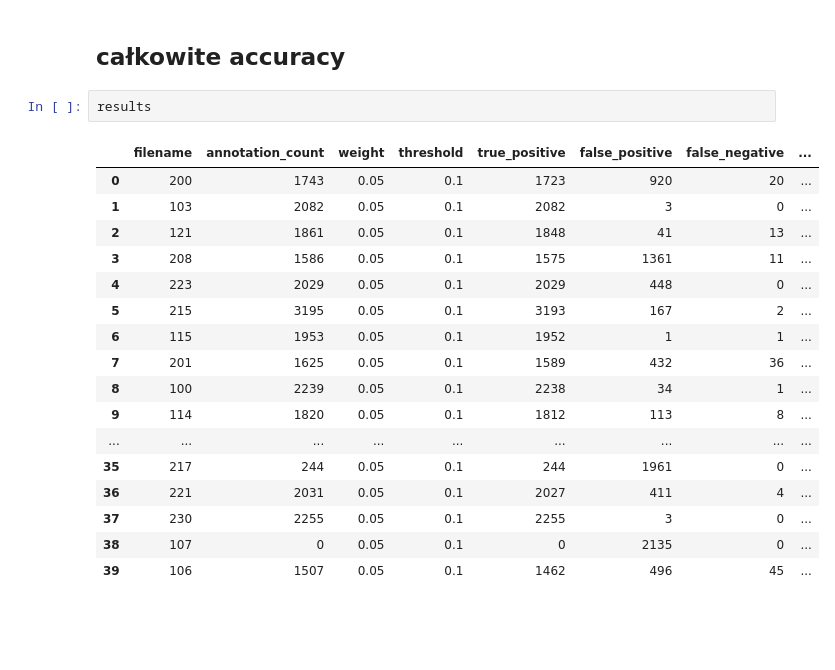
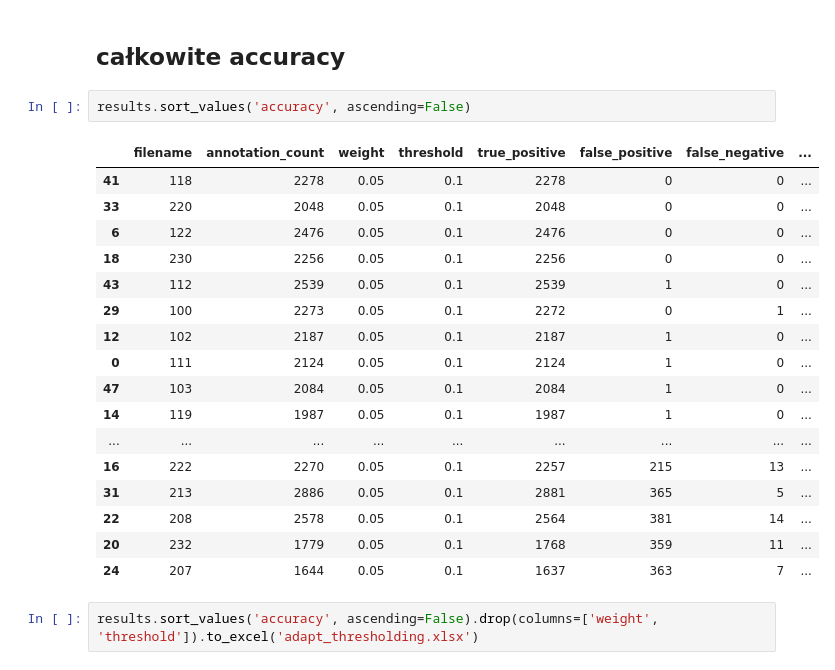
Before and after one commit to Andrzej97/QRS_HRV_analysis, a Jupyter notebook: visualize_res.ipynb, the cells around one changed output. Cells and saved outputs as stored; diff of their text form; blank space fills up the shorter version.

```diff
--- a/visualize_res.ipynb
+++ b/visualize_res.ipynb
@@ -68,22 +67,24 @@ results.groupby(['filename']).max().reset_index()[['filename', 'accuracy']]
 # %% [markdown]
 ## całkowite accuracy
-# %%
-results
-# %% [output]
-|  | filename | annotation_count | weight | threshold | true_positive | false_positive | false_negative | ... |
-| 0 | 200 | 1743 | 0.05 | 0.1 | 1723 | 920 | 20 | ... |
-| 1 | 103 | 2082 | 0.05 | 0.1 | 2082 | 3 | 0 | ... |
-| 2 | 121 | 1861 | 0.05 | 0.1 | 1848 | 41 | 13 | ... |
-| 3 | 208 | 1586 | 0.05 | 0.1 | 1575 | 1361 | 11 | ... |
-| 4 | 223 | 2029 | 0.05 | 0.1 | 2029 | 448 | 0 | ... |
-| 5 | 215 | 3195 | 0.05 | 0.1 | 3193 | 167 | 2 | ... |
-| 6 | 115 | 1953 | 0.05 | 0.1 | 1952 | 1 | 1 | ... |
-| 7 | 201 | 1625 | 0.05 | 0.1 | 1589 | 432 | 36 | ... |
-| 8 | 100 | 2239 | 0.05 | 0.1 | 2238 | 34 | 1 | ... |
-| 9 | 114 | 1820 | 0.05 | 0.1 | 1812 | 113 | 8 | ... |
-| ... | ... | ... | ... | ... | ... | ... | ... | ... |
-| 35 | 217 | 244 | 0.05 | 0.1 | 244 | 1961 | 0 | ... |
-| 36 | 221 | 2031 | 0.05 | 0.1 | 2027 | 411 | 4 | ... |
-| 37 | 230 | 2255 | 0.05 | 0.1 | 2255 | 3 | 0 | ... |
-| 38 | 107 | 0 | 0.05 | 0.1 | 0 | 2135 | 0 | ... |
-| 39 | 106 | 1507 | 0.05 | 0.1 | 1462 | 496 | 45 | ... |
+# %%
+results.sort_values('accuracy', ascending=False)
+# %% [output]
+|  | filename | annotation_count | weight | threshold | true_positive | false_positive | false_negative | ... |
+| 41 | 118 | 2278 | 0.05 | 0.1 | 2278 | 0 | 0 | ... |
+| 33 | 220 | 2048 | 0.05 | 0.1 | 2048 | 0 | 0 | ... |
+| 6 | 122 | 2476 | 0.05 | 0.1 | 2476 | 0 | 0 | ... |
+| 18 | 230 | 2256 | 0.05 | 0.1 | 2256 | 0 | 0 | ... |
+| 43 | 112 | 2539 | 0.05 | 0.1 | 2539 | 1 | 0 | ... |
+| 29 | 100 | 2273 | 0.05 | 0.1 | 2272 | 0 | 1 | ... |
+| 12 | 102 | 2187 | 0.05 | 0.1 | 2187 | 1 | 0 | ... |
+| 0 | 111 | 2124 | 0.05 | 0.1 | 2124 | 1 | 0 | ... |
+| 47 | 103 | 2084 | 0.05 | 0.1 | 2084 | 1 | 0 | ... |
+| 14 | 119 | 1987 | 0.05 | 0.1 | 1987 | 1 | 0 | ... |
+| ... | ... | ... | ... | ... | ... | ... | ... | ... |
+| 16 | 222 | 2270 | 0.05 | 0.1 | 2257 | 215 | 13 | ... |
+| 31 | 213 | 2886 | 0.05 | 0.1 | 2881 | 365 | 5 | ... |
+| 22 | 208 | 2578 | 0.05 | 0.1 | 2564 | 381 | 14 | ... |
+| 20 | 232 | 1779 | 0.05 | 0.1 | 1768 | 359 | 11 | ... |
+| 24 | 207 | 1644 | 0.05 | 0.1 | 1637 | 363 | 7 | ... |
+# %%
+results.sort_values('accuracy', ascending=False).drop(columns=['weight', 'threshold']).to_excel('adapt_thresholding.xlsx')
```
Also changed, not shown: parts of 5 cells of this notebook, 3 other files.
